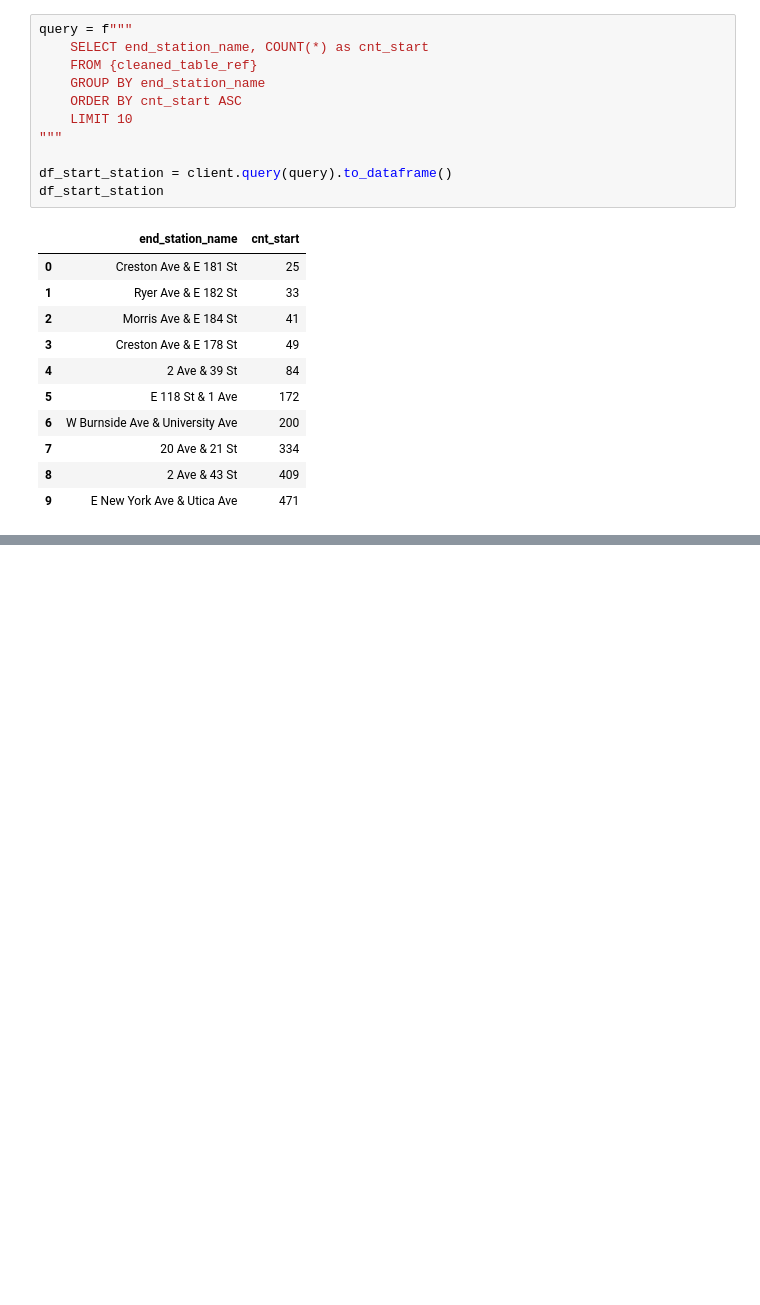
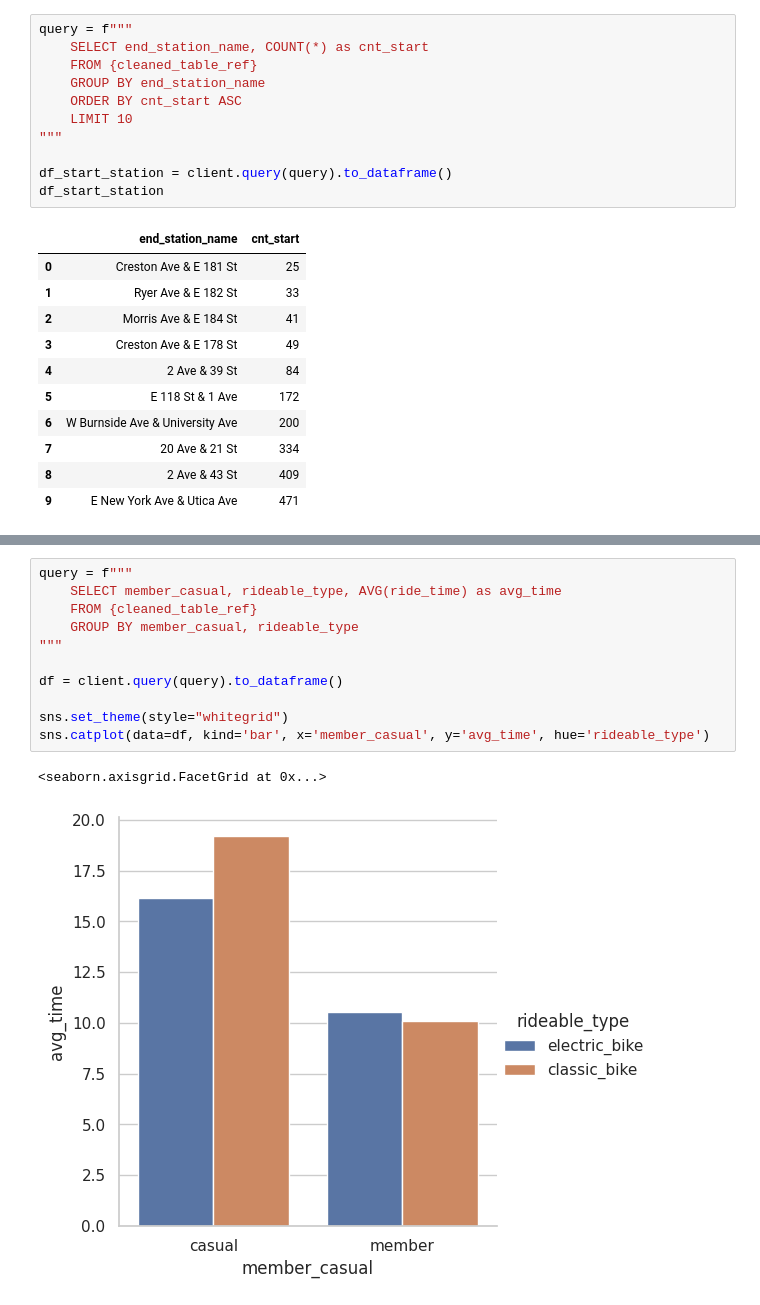
Before and after one commit to olshevskaa/citibike-nyc, a Jupyter notebook: notebooks/citibike.ipynb, the cells around one changed output, grey strips where cells are left out. Drawn from its saved outputs; the diff is of its cells as text; blank space fills up the shorter version.

```diff
--- a/notebooks/citibike.ipynb
+++ b/notebooks/citibike.ipynb
@@ -869,0 +897,14 @@ plt.show()
+# %%
+query = f"""
+    SELECT member_casual, rideable_type, AVG(ride_time) as avg_time
+    FROM {cleaned_table_ref}
+    GROUP BY member_casual, rideable_type
+"""
+
+df = client.query(query).to_dataframe()
+
+sns.set_theme(style="whitegrid")
+sns.catplot(data=df, kind='bar', x='member_casual', y='avg_time', hue='rideable_type')
+# %% [output]
+<seaborn.axisgrid.FacetGrid at 0x...>
+[figure, added]
```
Also changed, not shown: parts of 45 cells of this notebook.
